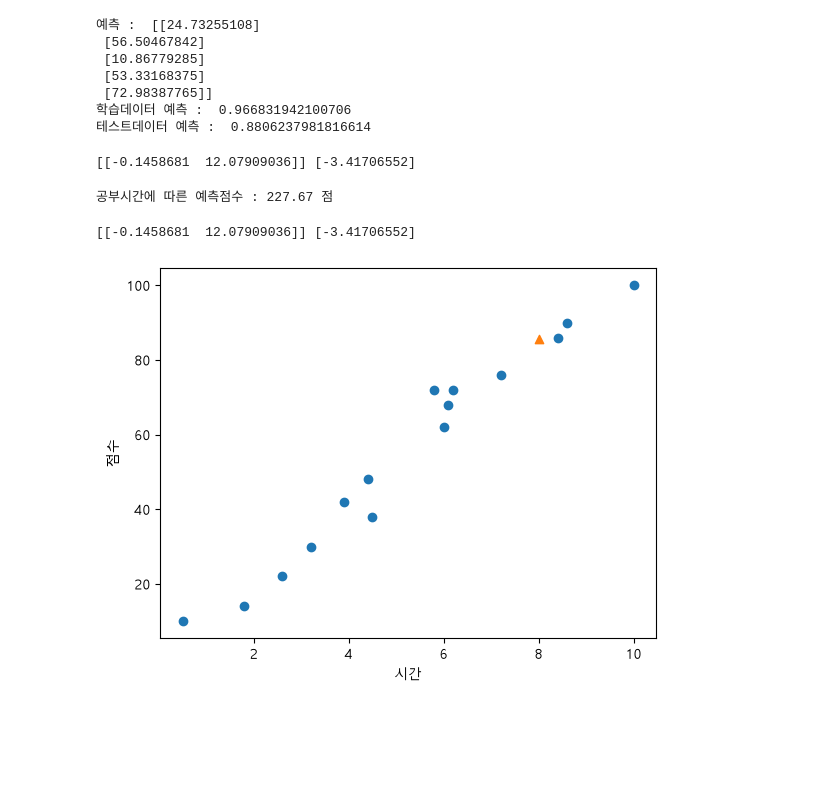
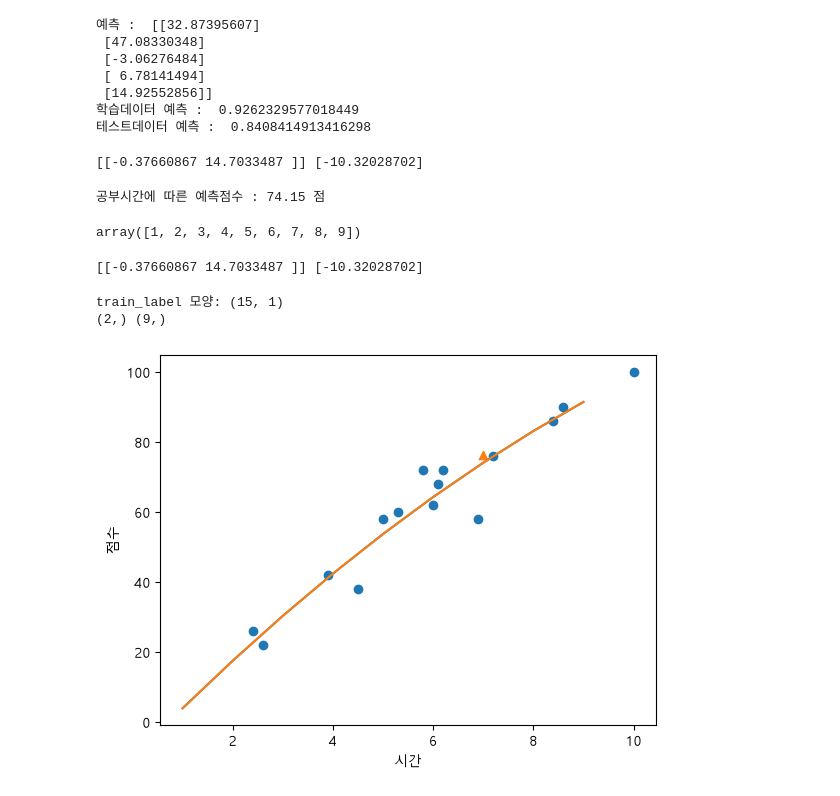
Before and after one commit to EPONINEE26/aix_learn_1106, a Jupyter notebook: p1111/p1111_03.ipynb, the cells around one changed output. Drawn from its saved outputs; the diff is of its cells as text; code cells hidden in the pictures; blank space fills up the shorter version.

```diff
--- a/p1111/p1111_03.ipynb
+++ b/p1111/p1111_03.ipynb
@@ -18,9 +18,12 @@ from sklearn.model_selection import train_test_split
 # %%
 # 다항회귀로 구현하시오
 
-df = pd.read_excel('data/study.xlsx')
-df.columns = ['hour', 'score']
-df = df[df['hour'] != 'hour'].reset_index(drop=True)
+df = pd.read_excel('data/study.xlsx', header=1)
+# df.columns
+# df.head()
+
+# df.columns = ['hour', 'score']
+# df = df[df['hour'] != 'hour'].reset_index(drop=True)
 df
 # %% [output]
 |  | hour | score |
@@ -43,5 +46,8 @@ df
 # %%
+# data = df.iloc[:, 0].values
+# label = df.iloc[:, 1:].values
+# data
+# label
+
 data = df.iloc[:, 0].values
-label = df.iloc[:, 1:].values
-data
-label
+label = df.iloc[:, 1].values
@@ -126,5 +135,4 @@ array([[5.76, 2.4],
 # %%
-
 lr = LinearRegression()
 lr.fit(train_poly, train_label)
 predict = lr.predict(test_poly)
@@ -135,39 +143,60 @@ score2 = lr.score(test_poly,test_label)
 print('학습데이터 예측 : ',score)
 print('테스트데이터 예측 : ',score2)
 # %% [output]
-예측 :  [[24.73255108]
- [56.50467842]
- [10.86779285]
- [53.33168375]
- [72.98387765]]
-학습데이터 예측 :  0.966831942100706
-테스트데이터 예측 :  0.8806237981816614
+예측 :  [[32.87395607]
+ [47.08330348]
+ [-3.06276484]
+ [ 6.78141494]
+ [14.92552856]]
+학습데이터 예측 :  0.9262329577018449
+테스트데이터 예측 :  0.8408414913416298
 # %%
 print(lr.coef_,lr.intercept_)
 # %% [output]
-[[-0.1458681  12.07909036]] [-3.41706552]
+[[-0.37660867 14.7033487 ]] [-10.32028702]
 # %%
 in_data = input('공부시간을 입력하세요.>> ')
 in_data = float(in_data)
 result = lr.predict([[in_data**2,in_data]])
 print(f"공부시간에 따른 예측점수 : {result[0][0]:.2f} 점")
 # %% [output]
-공부시간에 따른 예측점수 : 227.67 점
+공부시간에 따른 예측점수 : 74.15 점
 # %%
 # 구간별 직선을 그리기 위해 범위 정수배열 생성
 point = np.arange(1,10)
+point
+# %% [output]
+array([1, 2, 3, 4, 5, 6, 7, 8, 9])
 # %%
 # lr.coef_ : 다항회귀는 기울기가 2개 나옴, lr.intercept_ : y절편
 print(lr.coef_, lr.intercept_)
 # %% [output]
-[[-0.1458681  12.07909036]] [-3.41706552]
+[[-0.37660867 14.7033487 ]] [-10.32028702]
 # %%
+print("train_label 모양:", train_label.shape)
+# train_label 모양: (15, 1):
+# 15 뒤에 , 1이 붙어 있는 것이 train_label이 2차원(상자 2겹) 상태라는 뜻
+# train_label까지 2차원으로 바꿨기 때문에 lr.coef_가 2중 상자([[a, b]])로 만들어진 것
+
 # 산점도 그래프
 plt.scatter(train_data, train_label)
-plt.scatter(8, 85.72, marker='^')
-# plt.plot(point,lr.coef_[0]*point**2+lr.coef_[1]*point+lr.intercept_)
+plt.scatter(7, 76.30, marker='^')
+print(lr.coef_[0].shape, point.shape)
+plt.plot(point, lr.coef_[0][0]*point**2 + lr.coef_[0][1]*point + lr.intercept_[0])
+plt.plot(point, lr.coef_[0,0]*point**2 + lr.coef_[0,1]*point + lr.intercept_[0])
+
 plt.xlabel('시간')
 plt.ylabel('점수')
 plt.show()
+
+# plt.scatter(train_data, train_label)
+# plt.scatter(8, 85.72, marker='^')
+# # plt.plot(point,lr.coef_[0]*point**2+lr.coef_[1]*point+lr.intercept_)
+# plt.plot(point, lr.coef_[0][0]*point**2 + lr.coef_[0][1]*point + lr.intercept_[0])
+# plt.xlabel('시간')
+# plt.ylabel('점수')
+# plt.show()
 # %% [output]
+train_label 모양: (15, 1)
+(2,) (9,)
-[figure, old version]
+[figure, new version]
```
Also changed, not shown: parts of 6 cells of this notebook, 4 other files.
